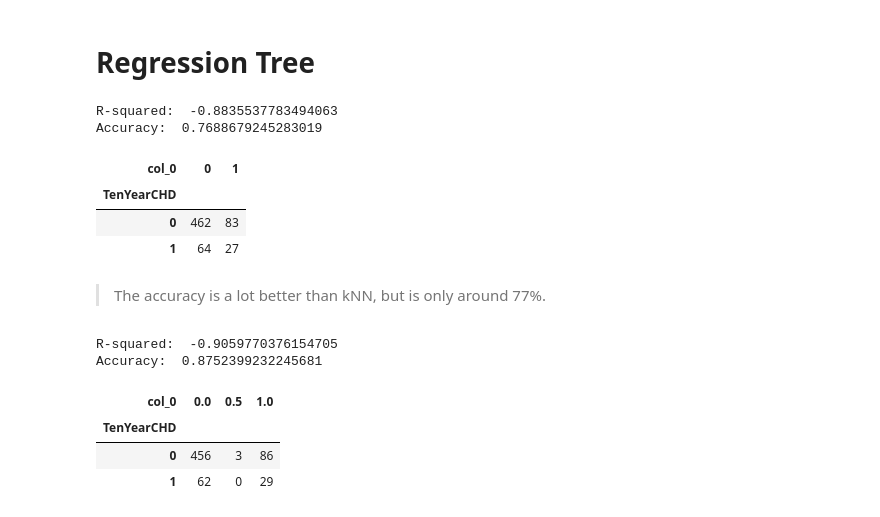
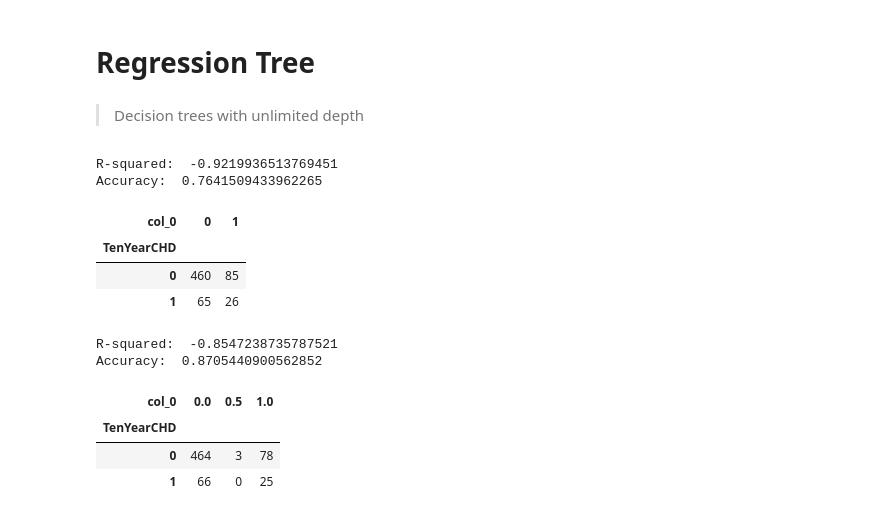
Before and after one commit to farhaniwnl/project_chd_crg3ts, a Jupyter notebook: drafting.ipynb, the cells around one changed output. Saved outputs shown, nothing was run; the diff lists cells and outputs as text; code cells hidden in the pictures.

```diff
--- a/drafting.ipynb
+++ b/drafting.ipynb
@@ -187,13 +188,19 @@ BPMeds
 > By looking at a summary table of TenYearCHD grouped by categorical variables, we see that there is a slight difference in the mean of women who have TenYearCHD than men (0.122 vs. 0.193). There doesn't seem to be a difference in average TenYearCHD for current vs. non-smoker, which is surprising considering general perspectives on heart health. In education, there is some variation in the averages of TenYearCHD. An education of "some high school" warrants the highest mean of 0.19 for that group, while "college" is second with a mean of 0.1466. For the proportion of the population that has prevalent strokes, the TenYearCHD average is almost 0.43, which is much higher than the population that's free of disease (0.15 average). The difference in averages persists with the prevalent hypertensive population, with an average TenYearCHD more than double those without prevalent hypertension (0.24 vs 0.112). Diabetes seems to be a strong indicator of TenYearCHD, with a 162% increase in the frequency of TenYearCHD for those with diabetes versus those without. Similarly, BPMeds is also a strong indicator with a 131% increase in the frequency of TenYearCHD.
 # %% [markdown]
 # kNN classifier
+# %%
+# Use this for RSQ
+def getRSQ(ytest, yhat, y):
+  SSE = np.sum( (ytest - yhat)**2 )
+  TSS = np.sum( (ytest - np.mean(y) )**2 )
+  return 1 - SSE/TSS
 # %% [markdown]
 > Based on the correlation matrix and the summary table of TenYearCHD grouped by categorical variables, we've decided the most predictive variables of TenYearCHD are prevalentStroke, prevalentHyp, diabetes, BPMeds, sex, education, age, and sysBP.
 
 NOTE: THESE VARIABLES ARE SUBJECT TO CHANGE. WE SHOULD PROBABLY DO SOME TRANSFORMATIONS REGARDING SMOKING.
 # %%
 y = train_data['TenYearCHD']
-predictive_vars = ['prevalentStroke', 'prevalentHyp', 'diabetes', 'BPMeds', 'sex', 'education', 'age', 'sysBP']
+predictive_vars = ['prevalentStroke', 'prevalentHyp', 'diabetes', 'BPMeds', 'sex', 'education', 'age', 'sysBP_log']
 X = train_data.loc[:,predictive_vars]
 # %% [markdown]
 > Maxmin normalize all the variables in X
@@ -291,40 +296,35 @@ R-squared:  0.07014102863461646
 > 86% accuracy for the classifier is a lot better than the 7% $r^2$ of the regressor.
 # %% [markdown]
 # Regression Tree
+# %% [markdown]
+> Decision trees with unlimited depth
 # %%
 cart = DecisionTreeClassifier()
 cart = cart.fit(X_train, y_train)
 
 y_hat = cart.predict(X_test)
+rsq = getRSQ(y_test, y_hat, y)
 
-SSE = np.sum( (y_test - y_hat)**2 )
-TSS = np.sum( (y_test - np.mean(y) )**2 )
-rsq = 1 - SSE/TSS
 print("R-squared: ", rsq)
 ## Confusion Matrix
 tab = pd.crosstab(y_test,y_hat) # Compute confusion matrix
 acc = (tab.iloc[0,0]+tab.iloc[1,1])/(tab.iloc[0,0]+tab.iloc[1,1]+tab.iloc[0,1]+tab.iloc[1,0]) # Compute Accuracy
 
 print('Accuracy: ', acc, '\n')
 pd.crosstab(y_test,y_hat)
 # %% [output]
-R-squared:  -0.8835537783494063
-Accuracy:  0.7688679245283019
+R-squared:  -0.9219936513769451
+Accuracy:  0.7641509433962265
 | col_0 | 0 | 1 |
 | TenYearCHD |  |  |
-| 0 | 462 | 83 |
-| 1 | 64 | 27 |
+| 0 | 460 | 85 |
+| 1 | 65 | 26 |
-# %% [markdown]
-> The accuracy is a lot better than kNN, but is only around 77%.
 # %%
 cart = DecisionTreeRegressor()
 cart = cart.fit(X_train, y_train)
 
 y_hat = cart.predict(X_test)
-
-SSE = np.sum( (y_test - y_hat)**2 )
-TSS = np.sum( (y_test - np.mean(y) )**2 )
-rsq = 1 - SSE/TSS
+rsq = getRSQ(y_test, y_hat, y)
 print("R-squared: ", rsq)
 ## Confusion Matrix
 tab = pd.crosstab(y_test,y_hat) # Compute confusion matrix
@@ -333,9 +333,9 @@ acc = (tab.iloc[0,0]+tab.iloc[1,1])/(tab.iloc[0,0]+tab.iloc[1,1]+tab.iloc[0,1]+t
 print('Accuracy: ', acc, '\n')
 pd.crosstab(y_test,y_hat)
 # %% [output]
-R-squared:  -0.9059770376154705
-Accuracy:  0.8752399232245681
+R-squared:  -0.8547238735787521
+Accuracy:  0.8705440900562852
 | col_0 | 0.0 | 0.5 | 1.0 |
 | TenYearCHD |  |  |  |
-| 0 | 456 | 3 | 86 |
-| 1 | 62 | 0 | 29 |
+| 0 | 464 | 3 | 78 |
+| 1 | 66 | 0 | 25 |
```
Also changed, not shown: parts of 14 cells of this notebook.
